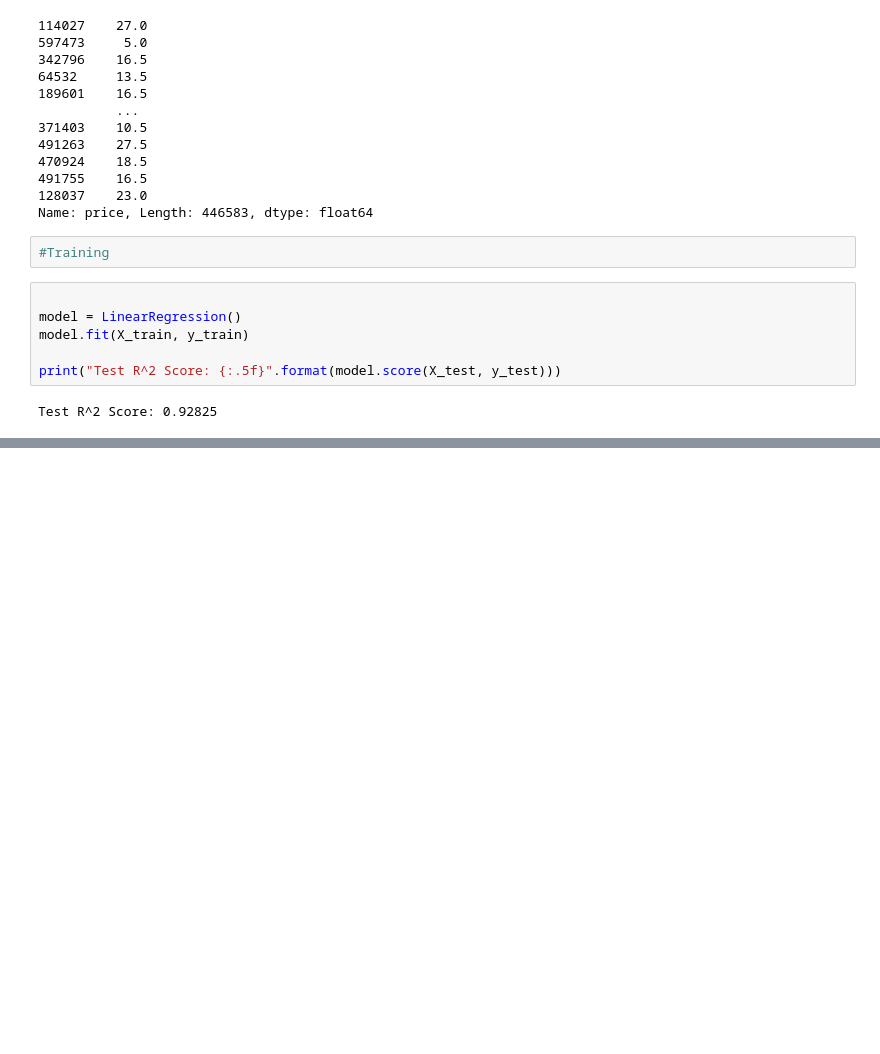
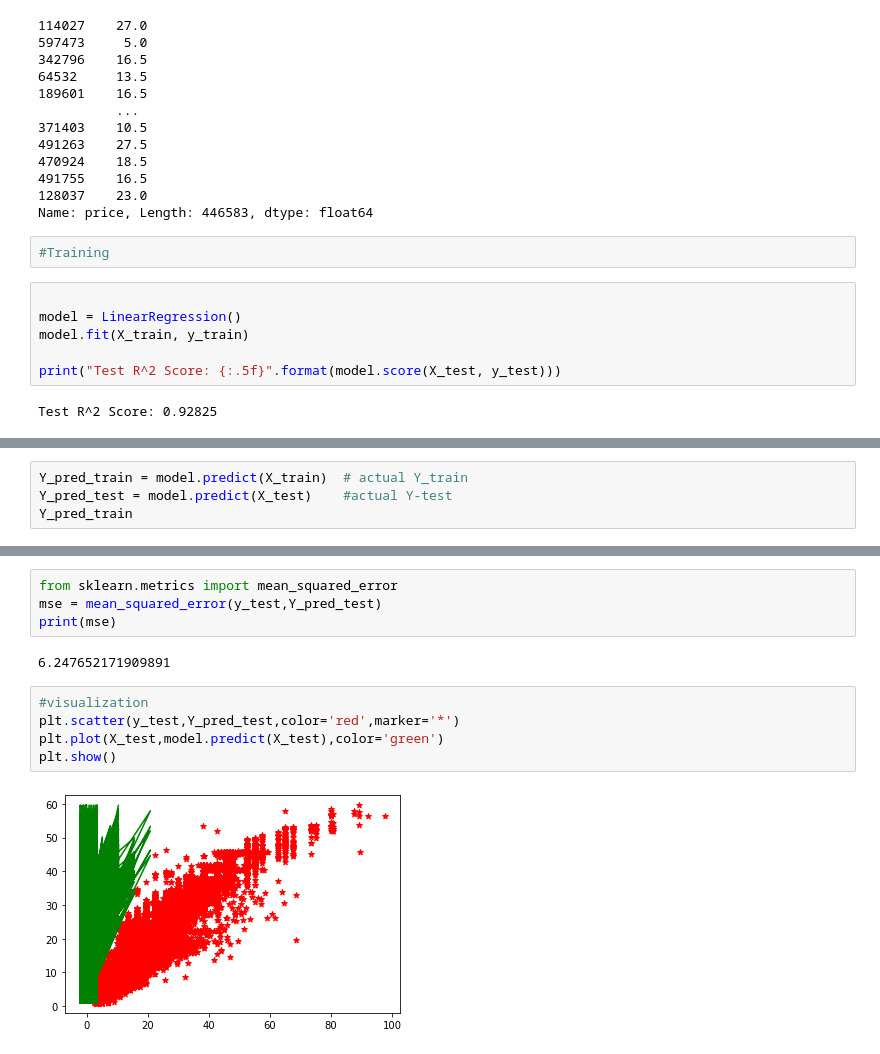
Before and after one commit to goshipra/Uber_Lyft_Analysis, a Jupyter notebook: price_prediction.ipynb, the cells around one changed output, grey strips where cells are left out. Saved outputs shown, nothing was run; the diff lists cells and outputs as text; blank space fills up the shorter version.

```diff
--- a/price_prediction.ipynb
+++ b/price_prediction.ipynb
@@ -381,0 +480,4 @@ Test R^2 Score: 0.92825
+# %%
+Y_pred_train = model.predict(X_train)  # actual Y_train
+Y_pred_test = model.predict(X_test)    #actual Y-test
+Y_pred_train
@@ -381,0 +505,13 @@ Test R^2 Score: 0.92825
+# %%
+from sklearn.metrics import mean_squared_error
+mse = mean_squared_error(y_test,Y_pred_test)
+print(mse)
+# %% [output]
+6.247652171909891
+# %%
+#visualization
+plt.scatter(y_test,Y_pred_test,color='red',marker='*')
+plt.plot(X_test,model.predict(X_test),color='green')
+plt.show()
+# %% [output]
+[figure, added]
```
Also changed, not shown: parts of 14 cells of this notebook, 5 other files.
